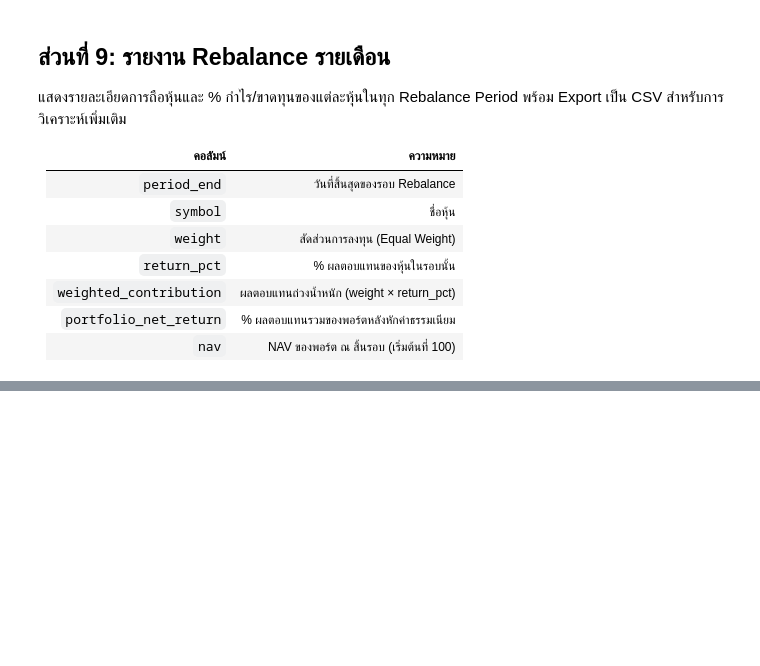
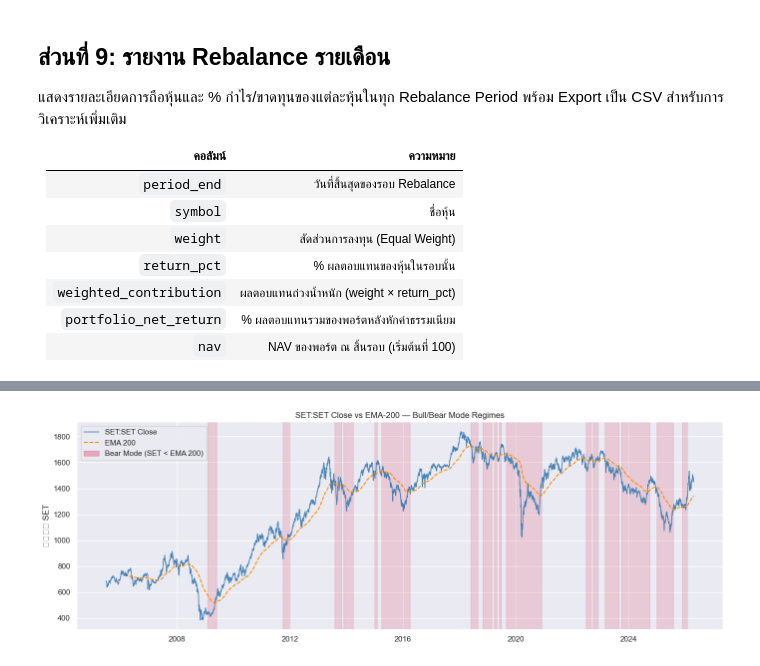
Before and after one commit to lumduan/csm-set, a Jupyter notebook: notebooks/03_backtest_analysis.ipynb, the cells around one changed output, grey strips where cells are left out. Saved outputs shown, nothing was run; the diff lists cells and outputs as text; code cells hidden in the pictures; blank space fills up the shorter version.

```diff
--- a/notebooks/03_backtest_analysis.ipynb
+++ b/notebooks/03_backtest_analysis.ipynb
@@ -1412,0 +1629,87 @@ flat_df
+# %%
+# Section 19 — EMA-200 Market Timing Filter
+if benchmark_series is None or feature_panel.empty:
+    print('⚠ DATA NOT AVAILABLE — ข้าม Section 19')
+else:
+    from csm.config.constants import EMA_TREND_WINDOW, SAFE_MODE_MAX_EQUITY
+    from csm.risk.regime import RegimeDetector
+
+    _det = RegimeDetector()
+    _idx_19 = benchmark_series.copy()
+    if _idx_19.index.tz is None:
+        _idx_19.index = _idx_19.index.tz_localize('Asia/Bangkok')
+
+    # Compute EMA-200 over full benchmark series
+    _ema_200 = RegimeDetector.compute_ema(_idx_19, EMA_TREND_WINDOW)
+
+    # Determine regime per rebalance date
+    regime_rows = []
+    for d in rebalance_dates:
+        is_bull = _det.is_bull_market(_idx_19, d, window=EMA_TREND_WINDOW)
+        regime_rows.append({'date': d, 'mode': 'BULL' if is_bull else 'BEAR'})
+    df_regime = pd.DataFrame(regime_rows).set_index('date')
+
+    bull_pct = (df_regime['mode'] == 'BULL').mean()
+    bear_pct = 1 - bull_pct
+    print(f'  Bull Mode : {bull_pct:.1%} ของรอบ Rebalance ทั้งหมด')
+    print(f'  Bear Mode : {bear_pct:.1%} ของรอบ Rebalance ทั้งหมด')
+    print(f'  Safe Mode Equity Cap: {SAFE_MODE_MAX_EQUITY:.0%}')
+
+    # Plot SET close vs EMA-200 with shaded regimes
+    fig, ax = plt.subplots(figsize=(14, 5))
+    _idx_plot = _idx_19.copy()
+    if _idx_plot.index.tz is not None:
+        _idx_plot.index = _idx_plot.index.tz_convert(None)
+    _ema_plot = _ema_200.copy()
+    if _ema_plot.index.tz is not None:
+        _ema_plot.index = _ema_plot.index.tz_convert(None)
+
+    ax.plot(_idx_plot.index, _idx_plot.values, color='steelblue', lw=1.2, label='SET:SET Close')
+    ax.plot(_ema_plot.index, _ema_plot.values, color='darkorange', lw=1.5, linestyle='--', label=f'EMA {EMA_TREND_WINDOW}')
+
+    # Shade Bear periods
+    in_bear = False
+    bear_start = None
+    for d, row in df_regime.iterrows():
+        d_plot = d.tz_convert(None) if d.tzinfo else d
+        if row['mode'] == 'BEAR' and not in_bear:
+            in_bear = True
+            bear_start = d_plot
+        elif row['mode'] == 'BULL' and in_bear:
+            ax.axvspan(bear_start, d_plot, alpha=0.15, color='crimson', label='_nolegend_')
+            in_bear = False
+    if in_bear and bear_start is not None:
+        ax.axvspan(bear_start, _idx_plot.index[-1], alpha=0.15, color='crimson')
+
+    # Add legend patch
+    from matplotlib.patches import Patch
+    ax.legend(handles=[
+        ax.lines[0], ax.lines[1],
+        Patch(color='crimson', alpha=0.3, label='Bear Mode (SET < EMA 200)')
+    ])
+    ax.set_title('SET:SET Close vs EMA-200 — Bull/Bear Mode Regimes')
+    ax.set_ylabel('ราคา SET')
+    plt.tight_layout()
+    plt.show()
+
+    # Mean monthly return per mode (using backtest_result)
+    if backtest_result is not None:
+        period_modes = {p.period_end: p.mode for p in backtest_result.monthly_report.periods}
+        eq_s = pd.Series(backtest_result.equity_curve, dtype=float)
+        eq_s.index = pd.to_datetime(eq_s.index)
+        ret_s = eq_s.pct_change().dropna()
+        mode_returns = []
+        for dt, ret in ret_s.items():
+            key = dt.strftime('%Y-%m-%d')
+            m = period_modes.get(key, 'BULL')
+            mode_returns.append({'mode': m, 'net_return': ret})
+        df_mr = pd.DataFrame(mode_returns)
+        if not df_mr.empty:
+            summary = df_mr.groupby('mode')['net_return'].agg(['mean', 'count'])
+            summary.columns = ['Mean Monthly Return', 'Count']
+            summary['Mean Monthly Return'] = summary['Mean Monthly Return'].map(lambda x: f'{x:.2%}')
+            print('\n── ผลตอบแทนเฉลี่ยรายเดือนแยกตาม Mode ──')
+            print(summary.to_string())
+
+    print(f'\n✅ Section 19 เสร็จสมบูรณ์')
+# %% [output]
@@ -1412,0 +1719 @@ flat_df
+[figure, added]
```
Also changed, not shown: parts of 27 cells of this notebook, 5 other files.
